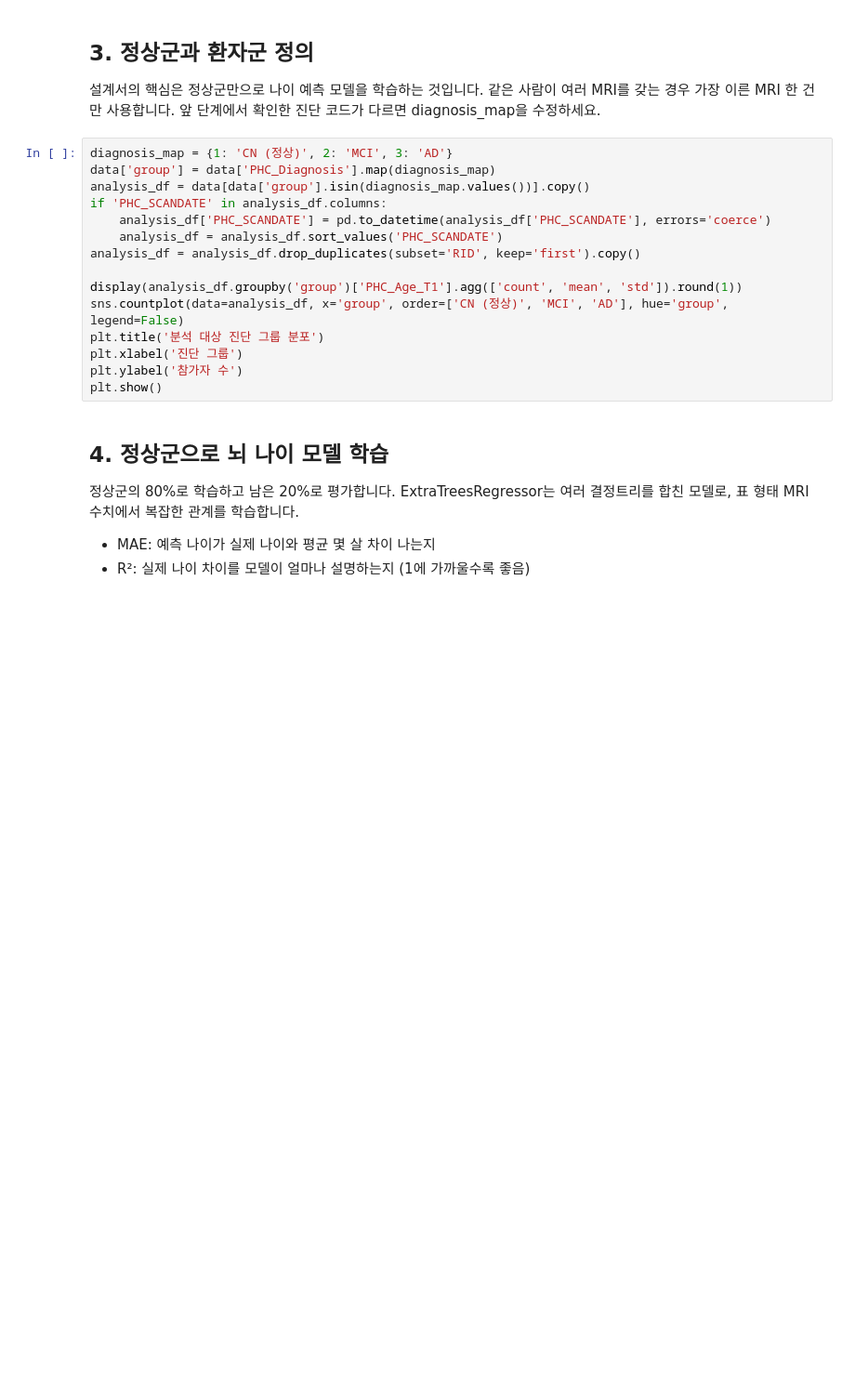
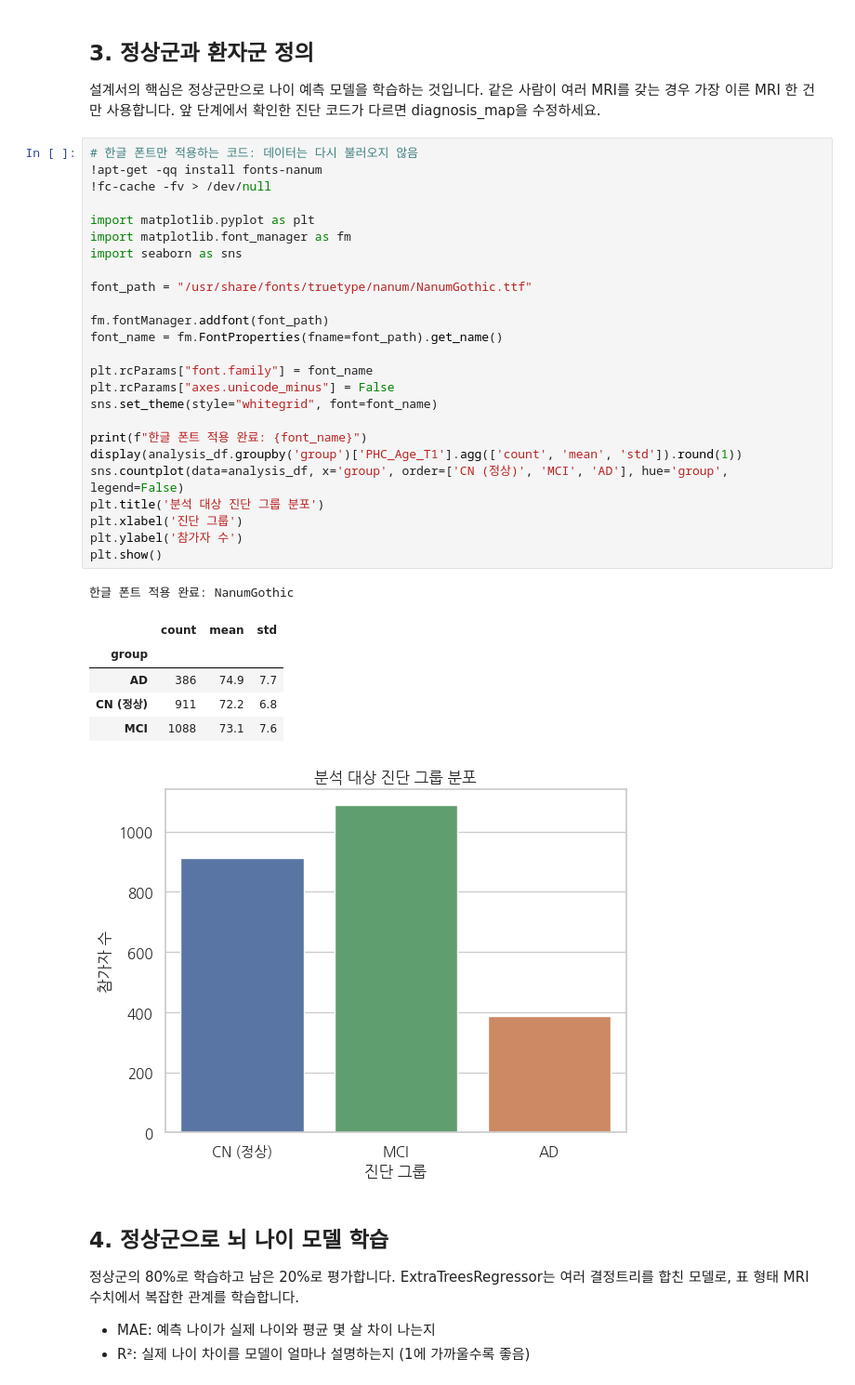
Before and after one commit to youngPath12/AI-Health-Bio-Data-Team-4-Professor-yoon-, a Jupyter notebook: brain_age_gap_colab.ipynb, the cells around one changed output. Shown at 93% size. Drawn from its saved outputs; the diff is of its cells as text; blank space fills up the shorter version.

```diff
--- a/brain_age_gap_colab.ipynb
+++ b/brain_age_gap_colab.ipynb
@@ -102,21 +149,39 @@ display((data[feature_cols].isna().mean() * 100).sort_values(ascending=False).he
 ## 3. 정상군과 환자군 정의
 
 설계서의 핵심은 정상군만으로 나이 예측 모델을 학습하는 것입니다. 같은 사람이 여러 MRI를 갖는 경우 가장 이른 MRI 한 건만 사용합니다. 앞 단계에서 확인한 진단 코드가 다르면 diagnosis_map을 수정하세요.
-# %%
-diagnosis_map = {1: 'CN (정상)', 2: 'MCI', 3: 'AD'}
-data['group'] = data['PHC_Diagnosis'].map(diagnosis_map)
-analysis_df = data[data['group'].isin(diagnosis_map.values())].copy()
-if 'PHC_SCANDATE' in analysis_df.columns:
-    analysis_df['PHC_SCANDATE'] = pd.to_datetime(analysis_df['PHC_SCANDATE'], errors='coerce')
-    analysis_df = analysis_df.sort_values('PHC_SCANDATE')
-analysis_df = analysis_df.drop_duplicates(subset='RID', keep='first').copy()
-
-display(analysis_df.groupby('group')['PHC_Age_T1'].agg(['count', 'mean', 'std']).round(1))
-sns.countplot(data=analysis_df, x='group', order=['CN (정상)', 'MCI', 'AD'], hue='group', legend=False)
-plt.title('분석 대상 진단 그룹 분포')
-plt.xlabel('진단 그룹')
-plt.ylabel('참가자 수')
-plt.show()
+# %%
+# 한글 폰트만 적용하는 코드: 데이터는 다시 불러오지 않음
+!apt-get -qq install fonts-nanum
+!fc-cache -fv > /dev/null
+
+import matplotlib.pyplot as plt
+import matplotlib.font_manager as fm
+import seaborn as sns
+
+font_path = "/usr/share/fonts/truetype/nanum/NanumGothic.ttf"
+
+fm.fontManager.addfont(font_path)
+font_name = fm.FontProperties(fname=font_path).get_name()
+
+plt.rcParams["font.family"] = font_name
+plt.rcParams["axes.unicode_minus"] = False
+sns.set_theme(style="whitegrid", font=font_name)
+
+print(f"한글 폰트 적용 완료: {font_name}")
+display(analysis_df.groupby('group')['PHC_Age_T1'].agg(['count', 'mean', 'std']).round(1))
+sns.countplot(data=analysis_df, x='group', order=['CN (정상)', 'MCI', 'AD'], hue='group', legend=False)
+plt.title('분석 대상 진단 그룹 분포')
+plt.xlabel('진단 그룹')
+plt.ylabel('참가자 수')
+plt.show()
+# %% [output]
+한글 폰트 적용 완료: NanumGothic
+|  | count | mean | std |
+| group |  |  |  |
+| AD | 386 | 74.9 | 7.7 |
+| CN (정상) | 911 | 72.2 | 6.8 |
+| MCI | 1088 | 73.1 | 7.6 |
+[figure, added]
 # %% [markdown]
 ## 4. 정상군으로 뇌 나이 모델 학습
 
```
Also changed, not shown: parts of 8 cells of this notebook.
